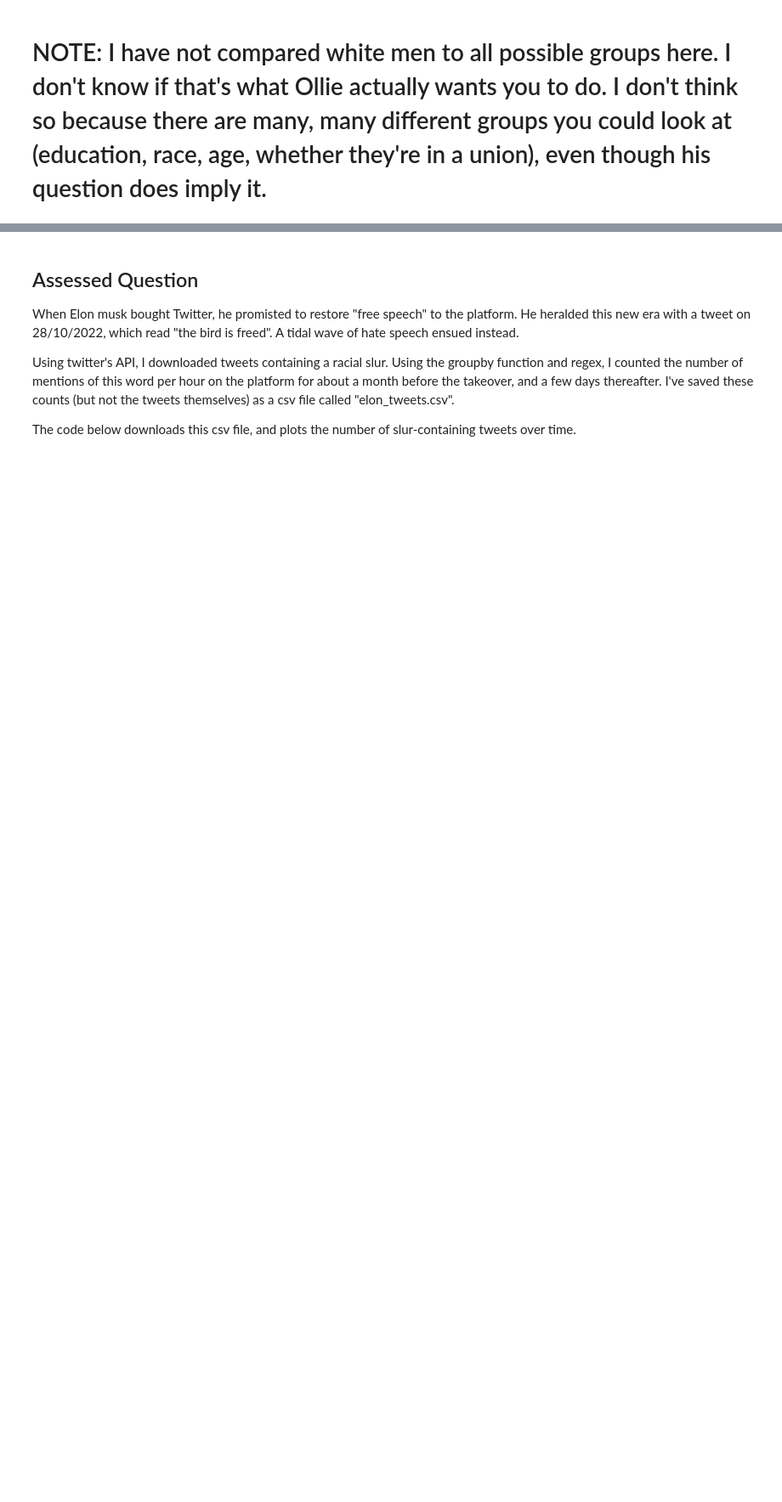
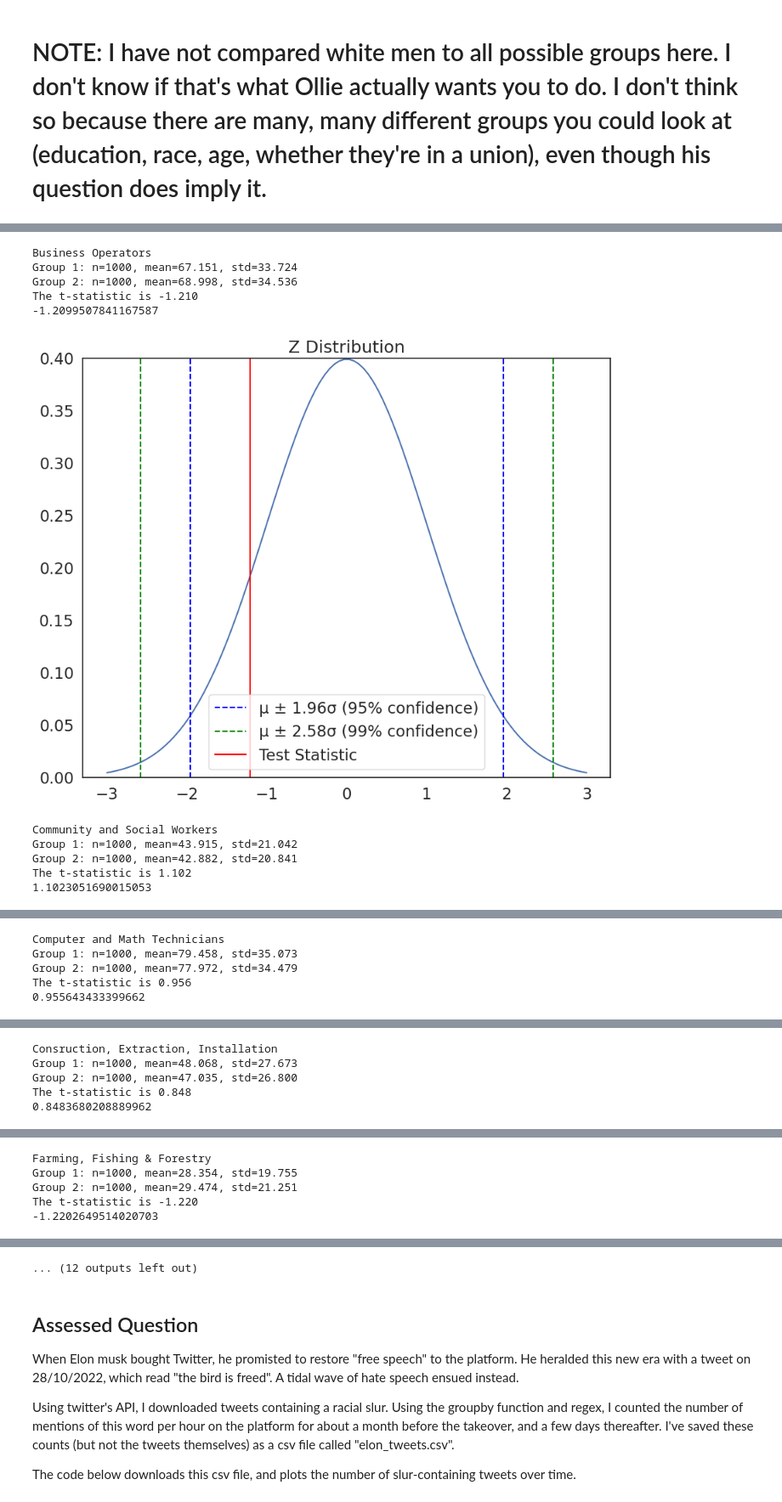
Before and after one commit to nickkolev97/QM2PGTA, a Jupyter notebook: w06_hypothesis_testing.ipynb, the cells around one changed output, grey strips where cells are left out. Shown at 85% size. Saved outputs shown, nothing was run; the diff lists cells and outputs as text; code cells hidden in the pictures; blank space fills up the shorter version.

```diff
--- a/w06_hypothesis_testing.ipynb
+++ b/w06_hypothesis_testing.ipynb
@@ -432,0 +454,9 @@ for t in ts2:
+# %%
+# group by the different jobs
+jobs_gb = df.groupby(by='occupation')
+## This returns a 'groupby' object. But what actually is that and what attributes does it have?
+## lets google
+# %%
+jobs = list(jobs_gb.indices.keys())
+
+print(jobs)
@@ -432,0 +465,6 @@ for t in ts2:
+# %%
+# ignore the '.'
+
+jobs = jobs[1:]
+
+print(jobs)
@@ -432,0 +473,18 @@ for t in ts2:
+# %%
+## the keys of the dictionary jobs_gb.groups are the occupations,
+## the values are the indices where those occupations occur. So we can filter using this info.
+
+## we access values in a dictionary like this: dictionary['key'] (this will return the value)
+
+# make a dictionary to hold these samples.
+## Why save them to a dictionary rather than a list or tuple??
+men_women_job_samples = {} # curly brackets means dictionary
+
+for job in jobs:
+  print(job)
+  indices_for_this_job = jobs_gb.indices[job]
+  men_job_df = df.iloc[indices_for_this_job]
+  men_sample = men_job_df[men_job_df['sex']==1].sample(1000, replace=True)
+  women_job_df = df.iloc[indices_for_this_job]
+  women_sample = women_job_df[women_job_df['sex']==1].sample(1000, replace=True)
+  men_women_job_samples[job] = [men_sample, women_sample]
@@ -432,0 +504,24 @@ for t in ts2:
+# %%
+# now lets loop through again and find the t scores
+
+# how to loop through a dictionary???
+# like this. you can also loop through only keys or only values. if unsure, google!
+for job, men_women_sample in men_women_job_samples.items():
+  print(job)
+  men = men_women_sample[0]
+  women = men_women_sample[1]
+  t = manual_ttest(men['income'], women['income'])
+  print(t)
+  plot_z(t)
+# %% [output]
+Business Operators
+Group 1: n=1000, mean=67.151, std=33.724
+Group 2: n=1000, mean=68.998, std=34.536
+The t-statistic is -1.210
+-1.2099507841167587
+[figure, added]
+Community and Social Workers
+Group 1: n=1000, mean=43.915, std=21.042
+Group 2: n=1000, mean=42.882, std=20.841
+The t-statistic is 1.102
+1.1023051690015053
@@ -432,0 +529,5 @@ for t in ts2:
+Computer and Math Technicians
+Group 1: n=1000, mean=79.458, std=35.073
+Group 2: n=1000, mean=77.972, std=34.479
+The t-statistic is 0.956
+0.955643433399662
@@ -432,0 +535,5 @@ for t in ts2:
+Consruction, Extraction, Installation
+Group 1: n=1000, mean=48.068, std=27.673
+Group 2: n=1000, mean=47.035, std=26.800
+The t-statistic is 0.848
+0.8483680208889962
@@ -432,0 +541,5 @@ for t in ts2:
+Farming, Fishing & Forestry
+Group 1: n=1000, mean=28.354, std=19.755
+Group 2: n=1000, mean=29.474, std=21.251
+The t-statistic is -1.220
+-1.2202649514020703
@@ -433,3 +553,4 @@ for t in ts2:
+... (12 outputs left out)
 # %% [markdown]
 ## Assessed Question
 
```
Also changed, not shown: parts of 17 cells of this notebook.
